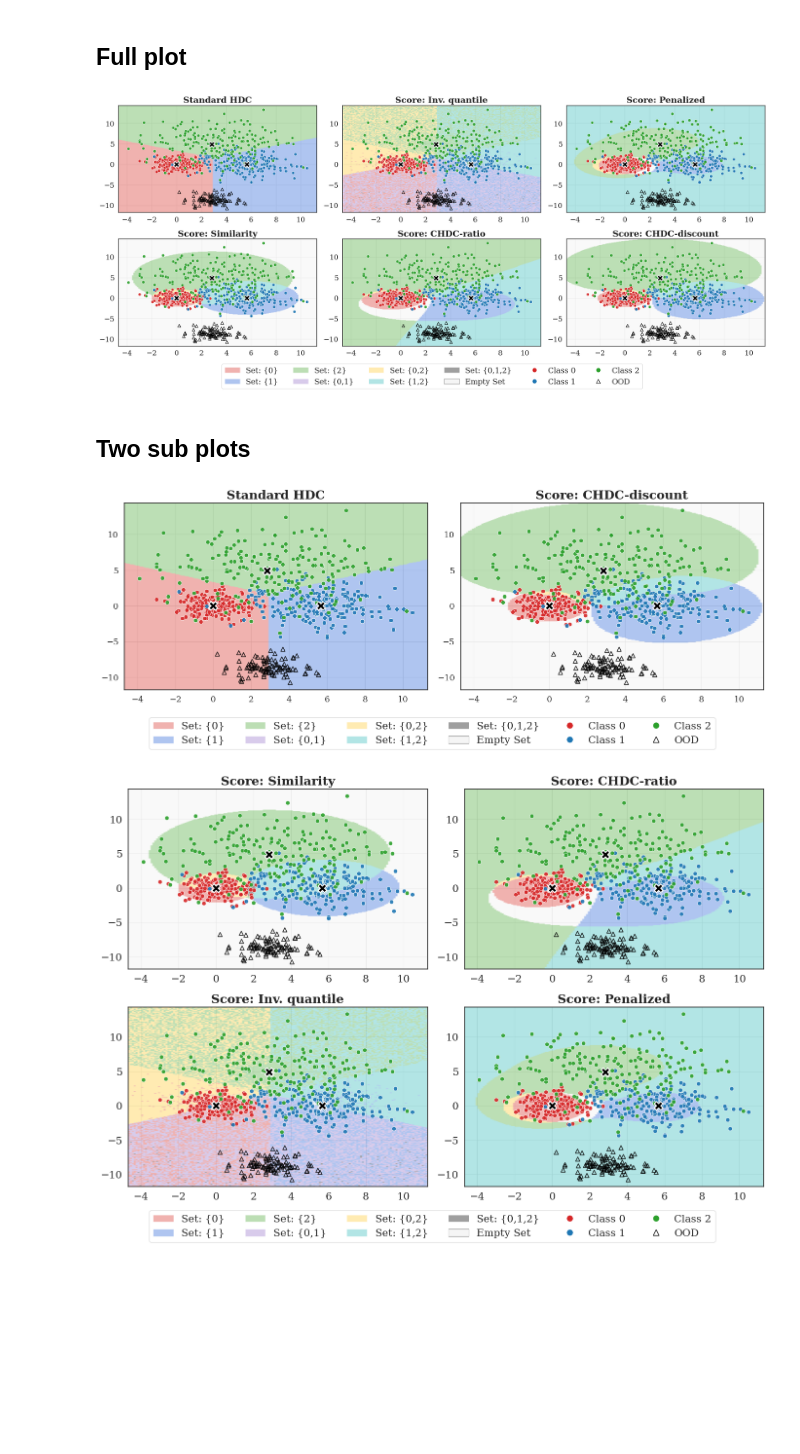
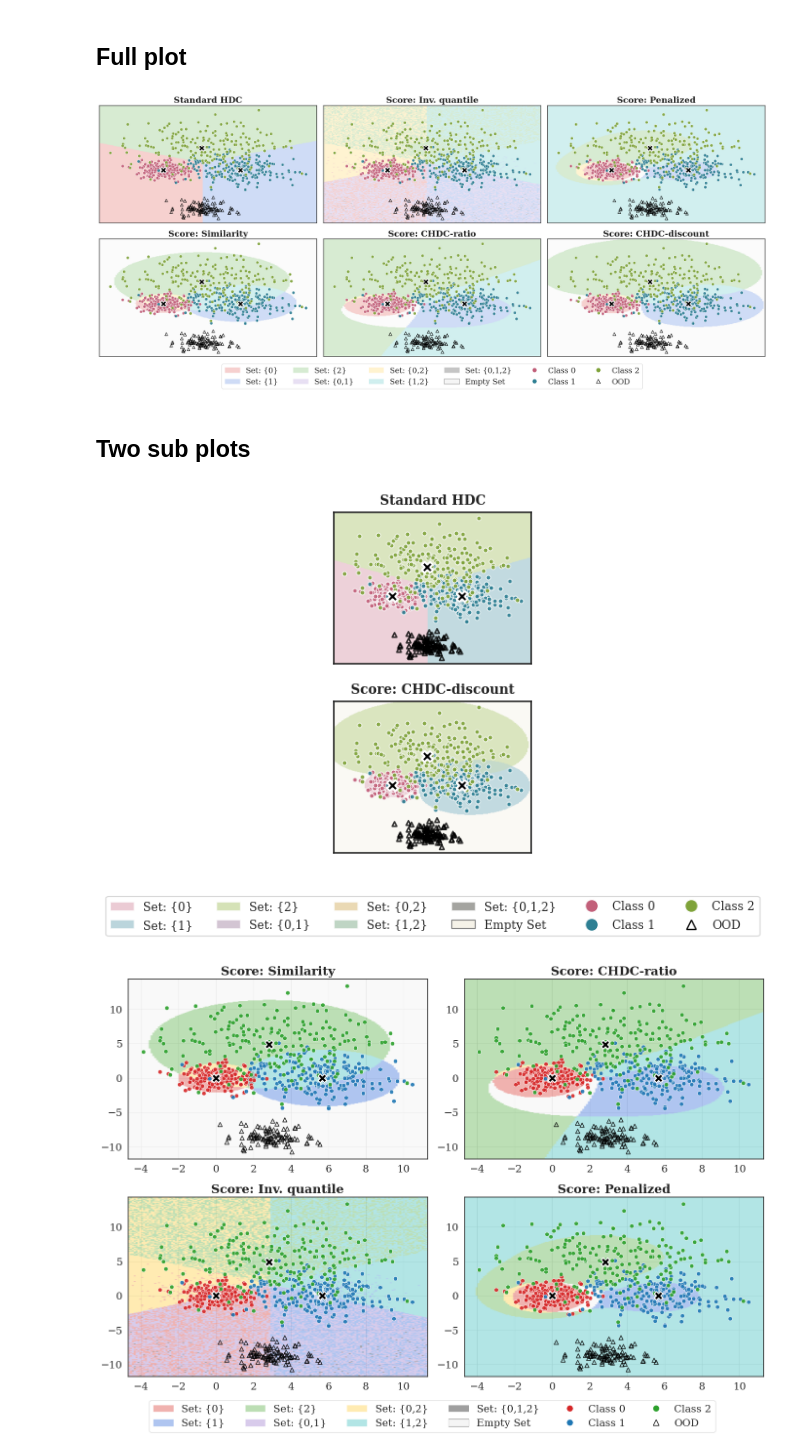
Before and after one commit to ZiyiLiang/conformalHDC, a Jupyter notebook: notebook/paper_illustrative_plot.ipynb, the cells around one changed output. Cells and saved outputs as stored; diff of their text form; code cells hidden in the pictures; blank space fills up the shorter version.

Commit message:
update timing plot

```diff
--- a/notebook/paper_illustrative_plot.ipynb
+++ b/notebook/paper_illustrative_plot.ipynb
@@ -174,9 +189,11 @@ def plot_data_contrast(ax, dot_size=38, center_size=160):
     plt.rcParams['xtick.labelsize'] = 15
     plt.rcParams['ytick.labelsize'] = 15
 
-    ax.grid(True, linestyle='-', alpha=0.5, zorder=0)
+    ax.grid(False)
+    ax.set_xticklabels([])
+    ax.set_yticklabels([])
 
-def add_common_legend(fig, fontsize=15, markersize=8):
+def add_common_legend(fig, fontsize=15, markersize=8, filling_alpha = 0.3):
     legend_patches = [
         # Singletons
         Patch(facecolor=REGION_COLORS[frozenset([0])], alpha=filling_alpha, label='Set: {0}'),
@@ -197,15 +214,12 @@ def add_common_legend(fig, fontsize=15, markersize=8):
     ]
     fig.legend(handles=legend_patches, loc='lower center', bbox_to_anchor=(0.5, 0.01),
                ncol=6, fontsize=fontsize, frameon=True)
-
-filling_alpha = 0.5
 # %% [markdown]
 ## Full plot
 # %%
 # Wide figure size to get the "flatter" look
 fig, axes = plt.subplots(2, 3, figsize=(20, 9.5))
 axes = axes.flatten()
-filling_alpha=0.5
 
 # Note: Ensure ConformalHDC is imported/defined before running
 chdc = ConformalHDC(class_HVs=prototypes, class_labels=[0, 1, 2],
@@ -252,59 +266,61 @@ ax_vanilla.set_title("Standard HDC", fontsize=18, fontweight='bold')
 
 plt.tight_layout(rect=[0, 0.10, 1, 0.95]) # Reserve bottom for legend
 add_common_legend(fig, fontsize=16, markersize=9)
-plt.savefig("../results/plots/decision_boundary_comparison.pdf", bbox_inches='tight')
+# plt.savefig("../results/plots/decision_boundary_comparison.pdf", bbox_inches='tight')
 plt.show()
 # %% [output]
-[figure, old version]
+[figure, new version]
 # %% [markdown]
 ## Two sub plots
 # %%
 # ==========================================
 # FIGURE 1: Standard HDC & CHDC-Discount
 # ==========================================
-fig1, ax1 = plt.subplots(1, 2, figsize=(14, 6))
+width_in = 180 / 72.0   # 3.33 inches
+height_in = 380 / 72.0
+fig1, ax1 = plt.subplots(2, 1, figsize=(width_in, height_in))
 
 # --- Plot 1.1: Standard HDC ---
 dists = []
 for p in prototypes:
     d = np.linalg.norm(grid_points - p, axis=1)
     dists.append(d)
 dists = np.stack(dists, axis=1)
 preds_vanilla = np.argmin(dists, axis=1)
 
 region_img_v = np.zeros((xx.shape[0], xx.shape[1], 3))
 for i, pred in enumerate(preds_vanilla):
     r, c = divmod(i, xx.shape[1])
     region_img_v[r, c] = get_region_color({pred})
 
 ax1[0].imshow(region_img_v, extent=(x_min, x_max, y_min, y_max),
-               origin='lower', alpha=filling_alpha, aspect='auto', zorder=1)
-plot_data_contrast(ax1[0])
-ax1[0].set_title("Standard HDC", fontsize=18, fontweight='bold')
+               origin='lower', alpha=0.45, aspect='auto', zorder=1)
+plot_data_contrast(ax1[0],dot_size = 12,center_size = 70)
+ax1[0].set_title("Standard HDC", fontsize=10, fontweight='bold')
 
 # --- Plot 1.2: CHDC - Discount ---
 score_type = "discount"
 score_name = "CHDC-discount"
 
 chdc.compute_calib_scores(X_cal, y_cal, score_type=score_type)
 psets = chdc.set_valued_CP(grid_points, ALPHA, marginal=MARGINAL)
 
 region_img = np.zeros((xx.shape[0], xx.shape[1], 3))
 for i, pset in enumerate(psets):
     r, c = divmod(i, xx.shape[1])
     region_img[r, c] = get_region_color(pset)
 
 ax1[1].imshow(region_img, extent=(x_min, x_max, y_min, y_max),
-              origin='lower', alpha=filling_alpha, aspect='auto', zorder=1)
-plot_data_contrast(ax1[1])
-ax1[1].set_title(f"Score: {score_name}", fontsize=18, fontweight='bold')
+              origin='lower', alpha=0.45, aspect='auto', zorder=1)
+plot_data_contrast(ax1[1],dot_size = 12,center_size = 70)
+ax1[1].set_title(f"Score: {score_name}", fontsize=10, fontweight='bold')
 
 plt.tight_layout(rect=[0, 0.15, 1, 0.95]) # Reserve bottom for legend
-add_common_legend(fig1)
-plt.savefig("../results/plots/decision_boundary_part1_standard_discount.pdf", bbox_inches='tight')
+add_common_legend(fig1,fontsize=9, markersize=7, filling_alpha = 0.5)
+plt.savefig("../results/plots/decision_boundary_part1_standard_discount.svg",format="svg", bbox_inches='tight')
 plt.show()
 # %% [output]
-[figure, old version]
+[figure, new version]
 # %%
 # ==========================================
 # FIGURE 2: Sim, Ratio, Inv Quantile, Penalized
```
Also changed, not shown: parts of 2 cells of this notebook, 2 other files.
